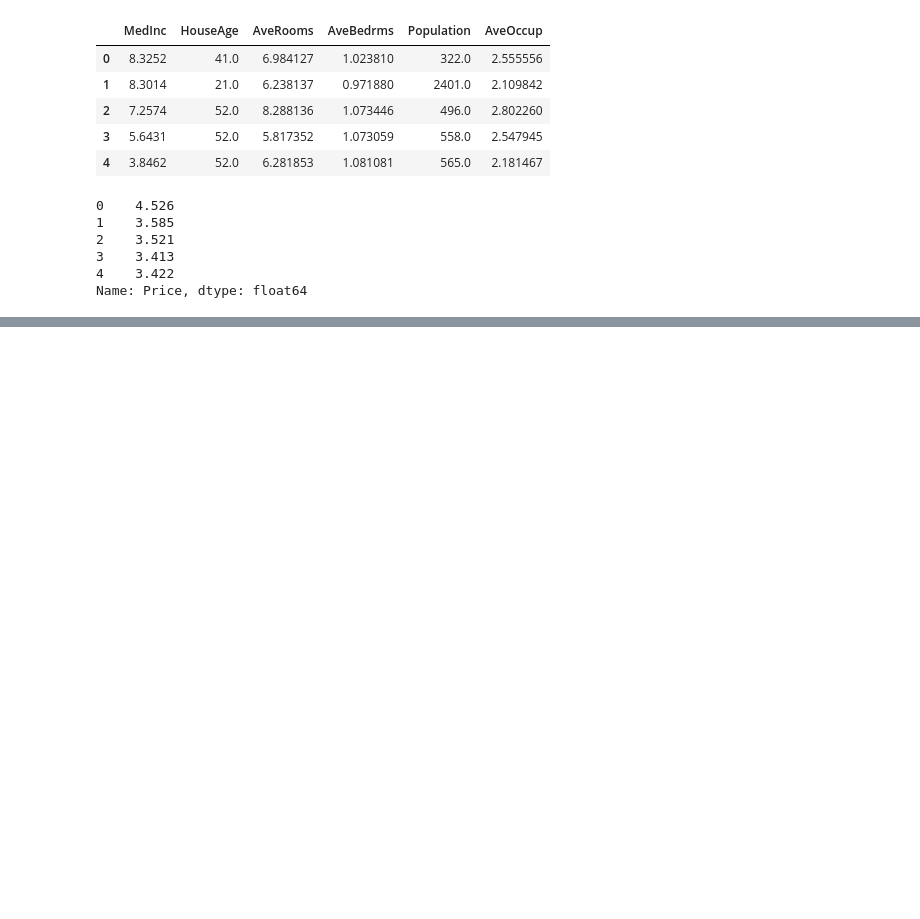
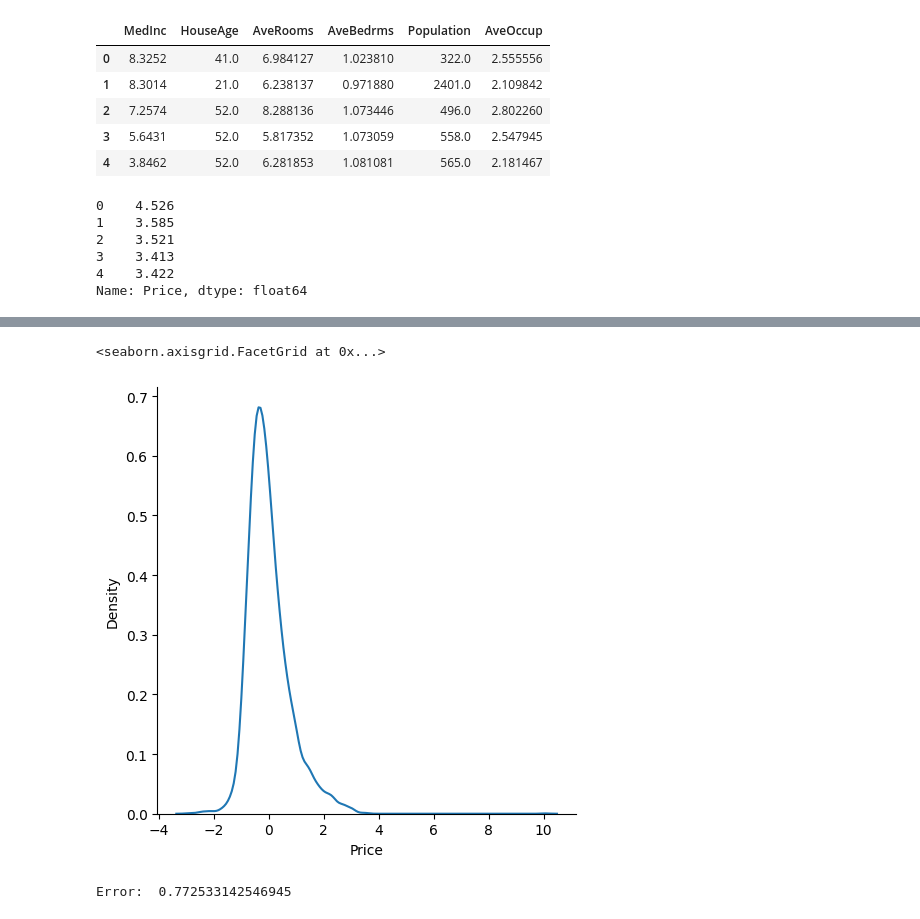
Before and after one commit to sultantemuruly/end-to-end-house-price-ml, a Jupyter notebook: model/main.ipynb, the cells around one changed output, grey strips where cells are left out. Cells and saved outputs as stored; diff of their text form; code cells hidden in the pictures; blank space fills up the shorter version.

```diff
--- a/model/main.ipynb
+++ b/model/main.ipynb
@@ -241,0 +276,3 @@ array([[-0.0488765 ,  0.66613264,  0.73786245,  0.61131638, -0.81441667,
+# %%
+vars = y_test - preds
+vars
@@ -241,0 +292,11 @@ array([[-0.0488765 ,  0.66613264,  0.73786245,  0.61131638, -0.81441667,
+# %%
+sns.displot(vars, kind="kde")
+# %% [output]
+<seaborn.axisgrid.FacetGrid at 0x...>
+[figure, added]
+# %%
+from sklearn.metrics import root_mean_squared_error
+
+print("Error: ", root_mean_squared_error(y_test, preds))
+# %% [output]
+Error:  0.772533142546945
```
Also changed, not shown: parts of 13 cells of this notebook.
